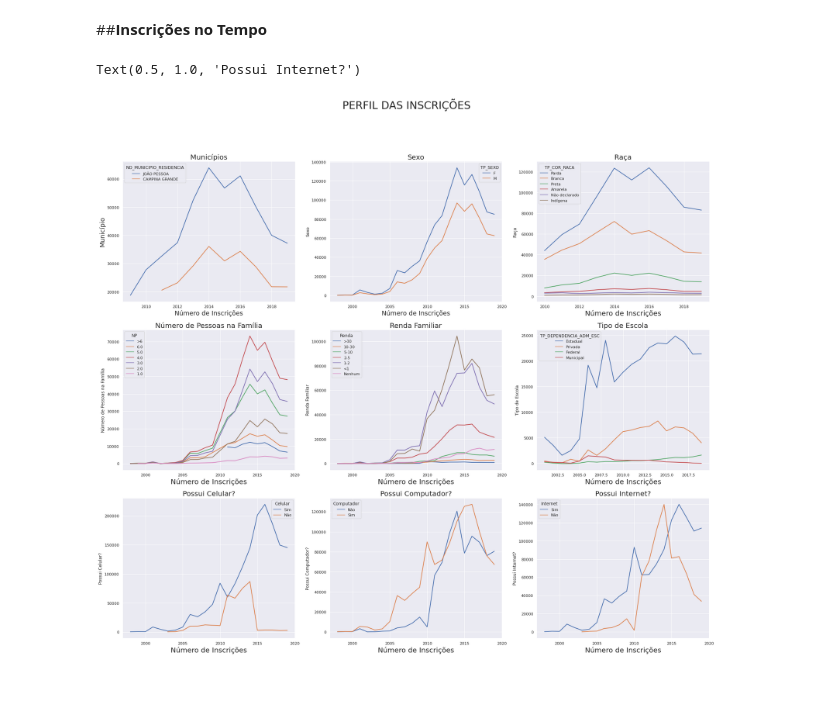
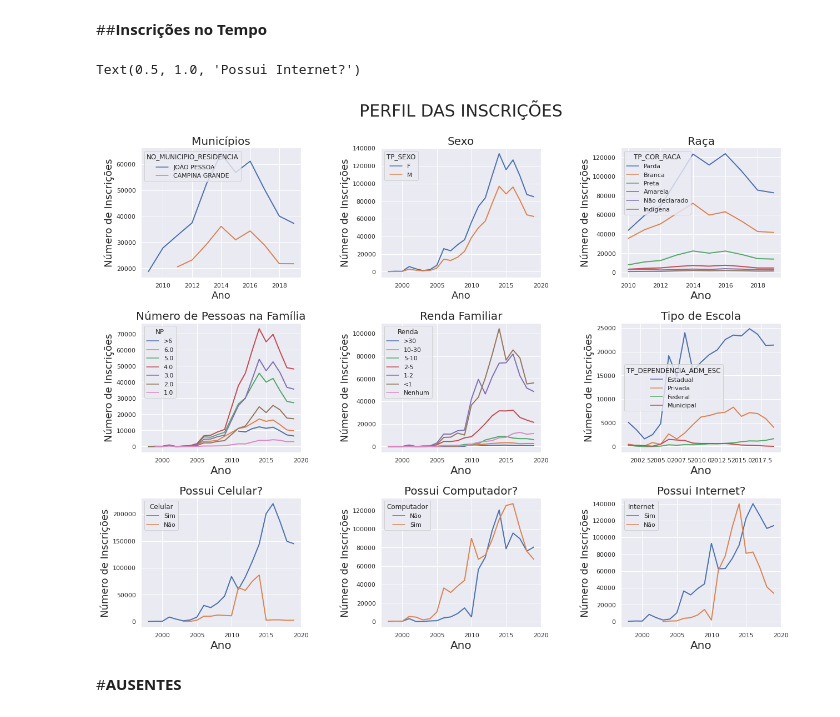
Before and after one commit to mariaeco/ICD_project_Maria, a Jupyter notebook: AnalisesPB.ipynb, the cells around one changed output. Drawn from its saved outputs; the diff is of its cells as text; code cells hidden in the pictures; blank space fills up the shorter version.

```diff
--- a/AnalisesPB.ipynb
+++ b/AnalisesPB.ipynb
@@ -147,9 +154,17 @@ Text(0.5, 1.0, 'Possui Internet?')
 ##**Inscrições no Tempo**
 # %%
 #@title
-fig, axes = plt.subplots(3, 3, figsize=(30, 25))
+fig, axes = plt.subplots(3, 3, figsize=(20, 15))
 sns.set_style("white")
 sns.set(font_scale=1)
+
+# Distancia entre os subplots
+plt.subplots_adjust(left=0.1,
+                    bottom=0.1,
+                    right=0.9,
+                    top=0.9,
+                    wspace=0.5,
+                    hspace=0.35)
 
 fig.suptitle('PERFIL DAS INSCRIÇÕES', fontsize=30)
 
@@ -160,8 +175,8 @@ N_municipio['Porcentagem']=N_municipio['NU_INSCRICAO']/N_municipio['NU_INSCRICAO
 
 mais_inscritos = N_municipio.head(20)
 sns.lineplot(ax=axes[0, 0], x='NU_ANO', hue ='NO_MUNICIPIO_RESIDENCIA', y ='NU_INSCRICAO', linewidth = 2, data = mais_inscritos)
-axes[0,0].set_ylabel('Município', fontsize=18)
-axes[0,0].set_xlabel('Número de Inscrições', fontsize=18)
+axes[0,0].set_xlabel('Ano', fontsize=18)
+axes[0,0].set_ylabel('Número de Inscrições', fontsize=18)
 axes[0,0].set_title('Municípios', fontsize=20)
 
 #SEXO =================================================================================================================
@@ -170,8 +185,8 @@ sexo.sort_values(by='NU_INSCRICAO',ascending=False, inplace=True)
 sexo['Porcentagem']=sexo['NU_INSCRICAO']/sexo['NU_INSCRICAO'].sum()*100
 
 sns.lineplot(ax=axes[0, 1], x='NU_ANO', hue ='TP_SEXO', y ='NU_INSCRICAO',linewidth = 2,data = sexo)
-axes[0,1].set_xlabel('Número de Inscrições', fontsize=18)
-axes[0,1].set_ylabel('Sexo')
+axes[0,1].set_xlabel('Ano', fontsize=18)
+axes[0,1].set_ylabel('Número de Inscrições', fontsize=18)
 axes[0,1].set_title('Sexo', fontsize=20)
 
 #RAÇA =================================================================================================================
@@ -180,8 +195,8 @@ raca.sort_values(by='NU_INSCRICAO',ascending=False, inplace=True)
 raca['Porcentagem']=raca['NU_INSCRICAO']/raca['NU_INSCRICAO'].sum()*100
 
 sns.lineplot(ax=axes[0, 2], x='NU_ANO', hue ='TP_COR_RACA', y ='NU_INSCRICAO', linewidth = 2, data = raca)
-axes[0,2].set_xlabel('Número de Inscrições', fontsize=20)
-axes[0,2].set_ylabel('Raça')
+axes[0,2].set_xlabel('Ano', fontsize=20)
+axes[0,2].set_ylabel('Número de Inscrições', fontsize=18)
 axes[0,2].set_title('Raça', fontsize=20)
 
 
@@ -191,8 +206,8 @@ nPessoas['Porcentagem']=nPessoas['NU_INSCRICAO']/nPessoas['NU_INSCRICAO'].sum()*
 
 order = ['>6','6.0', '5.0',  '4.0', '3.0','2.0','1.0']
 sns.lineplot(ax=axes[1, 0], x ='NU_ANO', hue ='NP', y ='NU_INSCRICAO',hue_order=order, linewidth = 2, data = nPessoas)
-axes[1,0].set_xlabel('Número de Inscrições', fontsize=20)
-axes[1,0].set_ylabel('Número de Pessoas na Família')
+axes[1,0].set_xlabel('Ano', fontsize=20)
+axes[1,0].set_ylabel('Número de Inscrições', fontsize=18)
 axes[1,0].set_title('Número de Pessoas na Família', fontsize=20)
 
 #RENDA ================================================================================================================================
@@ -201,8 +216,8 @@ renda['Porcentagem']=renda['NU_INSCRICAO']/renda['NU_INSCRICAO'].sum()*100
 
 order = ['>30','10-30', '5-10',  '2-5', '1-2','<1', 'Nenhum']
 sns.lineplot(ax=axes[1, 1], x='NU_ANO', hue ='Renda', y ='NU_INSCRICAO', linewidth = 2,hue_order=order, data = renda)
-axes[1,1].set_xlabel('Número de Inscrições', fontsize=20)
-axes[1,1].set_ylabel('Renda Familiar')
+axes[1,1].set_xlabel('Ano', fontsize=20)
+axes[1,1].set_ylabel('Número de Inscrições', fontsize=18)
 axes[1,1].set_title('Renda Familiar', fontsize=20)
 
 #DEPENDENCIA ADMNISTRITIVA ================================================================================================================================
@@ -211,39 +226,41 @@ tipEsc['Porcentagem'] = tipEsc['NU_INSCRICAO']/tipEsc['NU_INSCRICAO'].sum()*100
 
 order = ['Estadual','Privada', 'Federal', 'Municipal']
 sns.lineplot(ax=axes[1, 2], x='NU_ANO', hue ='TP_DEPENDENCIA_ADM_ESC', y='NU_INSCRICAO', linewidth = 2, hue_order=order, data = tipEsc)
-axes[1,2].set_xlabel('Número de Inscrições', fontsize=20)
-axes[1,2].set_ylabel('Tipo de Escola')
+axes[1,2].set_xlabel('Ano', fontsize=20)
+axes[1,2].set_ylabel('Número de Inscrições', fontsize=18)
 axes[1,2].set_title('Tipo de Escola', fontsize=20)
 
 
 #CELULAR ================================================================================================================================
 cel=dfESCOLA.groupby(by=['NU_ANO','Celular'], as_index=False)['NU_INSCRICAO'].count()
 cel['Porcentagem'] = cel['NU_INSCRICAO']/cel['NU_INSCRICAO'].sum()*100
 
 sns.lineplot(ax=axes[2, 0], x='NU_ANO', hue ='Celular', y ='NU_INSCRICAO',  linewidth = 2, data = cel)
-axes[2,0].set_xlabel('Número de Inscrições', fontsize=20)
-axes[2,0].set_ylabel('Possui Celular?')
+axes[2,0].set_xlabel('Ano', fontsize=20)
+axes[2,0].set_ylabel('Número de Inscrições', fontsize=18)
 axes[2,0].set_title('Possui Celular?', fontsize=20)
 
 
 #Computador ================================================================================================================================
 comp=dfESCOLA.groupby(by=['NU_ANO','Computador'], as_index=False)['NU_INSCRICAO'].count()
 comp['Porcentagem'] = comp['NU_INSCRICAO']/comp['NU_INSCRICAO'].sum()*100
 
 sns.lineplot(ax=axes[2, 1], x='NU_ANO', hue ='Computador', y ='NU_INSCRICAO', linewidth = 2, data = comp)
-axes[2,1].set_xlabel('Número de Inscrições', fontsize=20)
-axes[2,1].set_ylabel('Possui Computador?')
+axes[2,1].set_xlabel('Ano', fontsize=20)
+axes[2,1].set_ylabel('Número de Inscrições', fontsize=18)
 axes[2,1].set_title('Possui Computador?', fontsize=20)
 
 
 #Internet ================================================================================================================================
 intern=dfESCOLA.groupby(by=['NU_ANO','Internet'], as_index=False)['NU_INSCRICAO'].count()
 intern['Porcentagem'] = intern['NU_INSCRICAO']/intern['NU_INSCRICAO'].sum()*100
 
 sns.lineplot(ax=axes[2, 2], x='NU_ANO', hue ='Internet', y ='NU_INSCRICAO',linewidth = 2, data = intern)
-axes[2,2].set_xlabel('Número de Inscrições', fontsize=20)
-axes[2,2].set_ylabel('Possui Internet?')
+axes[2,2].set_xlabel('Ano', fontsize=20)
+axes[2,2].set_ylabel('Número de Inscrições', fontsize=18)
 axes[2,2].set_title('Possui Internet?', fontsize=20)
 # %% [output]
 Text(0.5, 1.0, 'Possui Internet?')
-[figure, old version]
+[figure, new version]
+# %% [markdown]
+#**AUSENTES**
```
Also changed, not shown: parts of 5 cells of this notebook.
